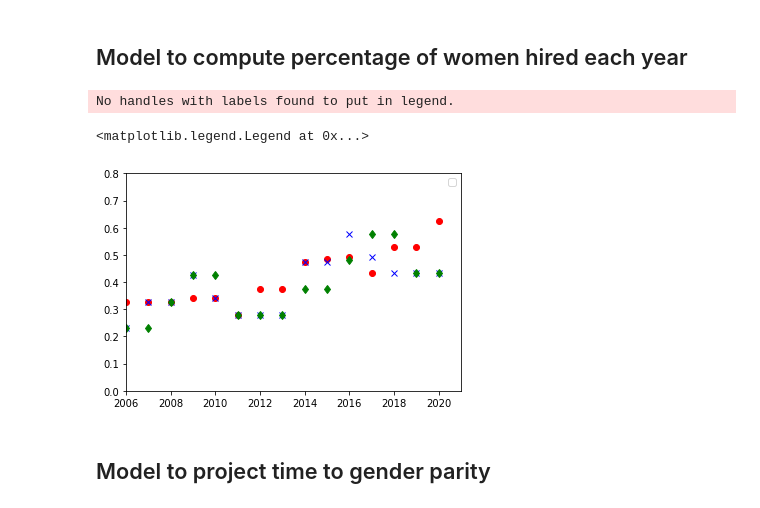
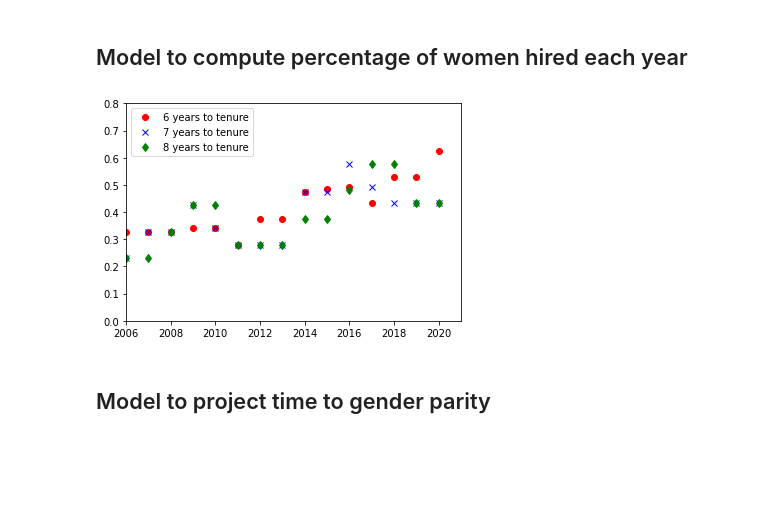
Before and after one commit to lfreese/female_geosci, a Jupyter notebook: data_analysis.ipynb, the cells around one changed output. Cells and saved outputs as stored; diff of their text form; code cells hidden in the pictures; blank space fills up the shorter version.

```diff
--- a/data_analysis.ipynb
+++ b/data_analysis.ipynb
@@ -166,14 +166,12 @@ for i in range(6,9,1):
 # %%
 marker = ['o','x','d']
 color = ['r','b','g']
 for i in range(6,9,1):
-  plt.plot(faculty_grad_df[f'assistant professor percent female hired {i}'],marker = marker[i-6], color = color[i-6], linestyle = 'none')
+  plt.plot(faculty_grad_df[f'assistant professor percent female hired {i}'],marker = marker[i-6], color = color[i-6], linestyle = 'none', label = f'{i} years to tenure')
 plt.xlim([2006, 2021])
 plt.ylim([0, 0.8])
-plt.legend()
+plt.legend();
 # %% [output]
-No handles with labels found to put in legend.
-<matplotlib.legend.Legend at 0x...>
-[figure, old version]
+[figure, new version]
 # %% [markdown]
 ## Model to project time to gender parity
```
Also changed, not shown: parts of 5 cells of this notebook.
